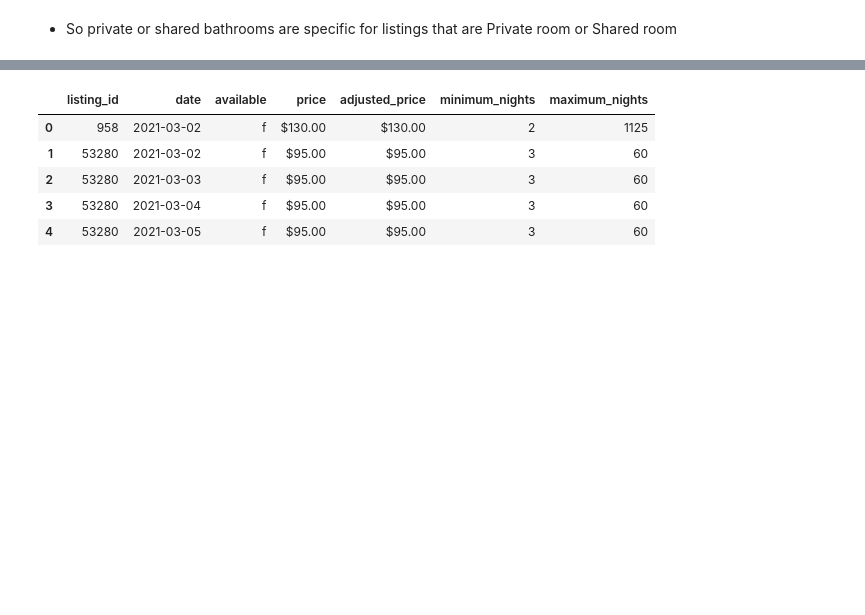
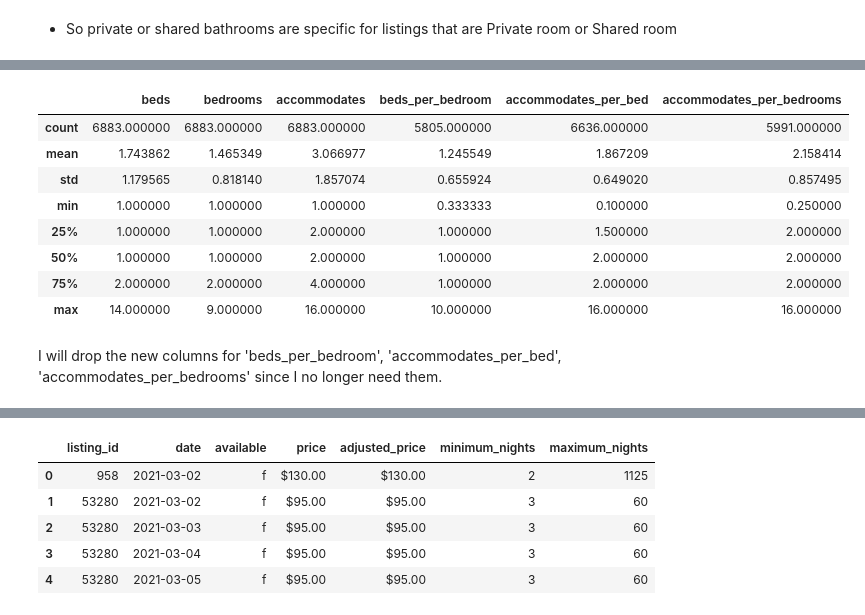
Before and after one commit to yselimd/Airbnb-Price-Prediction, a Jupyter notebook: notebooks/data_wrangling_YavuzDagdas.ipynb, the cells around one changed output, grey strips where cells are left out. Cells and saved outputs as stored; diff of their text form; code cells hidden in the pictures; blank space fills up the shorter version.

```diff
--- a/notebooks/data_wrangling_YavuzDagdas.ipynb
+++ b/notebooks/data_wrangling_YavuzDagdas.ipynb
@@ -219,0 +352,6 @@ memory usage: 3.0+ MB
+# %%
+listings_detail['bedrooms'].where(listings_detail['bedrooms'].notnull(),round(listings_detail['accommodates']/2),inplace=True)
+listings_detail['beds'].where(listings_detail['beds'].notnull(),round(listings_detail['accommodates']/2),inplace=True)
+# if accommodates has 1 then round(accommodates/2) becomes 0. To overcome that I replace 0s with 1.
+listings_detail['bedrooms'] = listings_detail['bedrooms'].replace(0,1)
+listings_detail['beds'] = listings_detail['beds'].replace(0,1)
@@ -219,0 +378,14 @@ memory usage: 3.0+ MB
+# %%
+listings_detail[['id','beds','bedrooms','accommodates','beds_per_bedroom','accommodates_per_bed','accommodates_per_bedrooms']].describe()
+# %% [output]
+|  | beds | bedrooms | accommodates | beds_per_bedroom | accommodates_per_bed | accommodates_per_bedrooms |
+| count | 6883.000000 | 6883.000000 | 6883.000000 | 5805.000000 | 6636.000000 | 5991.000000 |
+| mean | 1.743862 | 1.465349 | 3.066977 | 1.245549 | 1.867209 | 2.158414 |
+| std | 1.179565 | 0.818140 | 1.857074 | 0.655924 | 0.649020 | 0.857495 |
+| min | 1.000000 | 1.000000 | 1.000000 | 0.333333 | 0.100000 | 0.250000 |
+| 25% | 1.000000 | 1.000000 | 2.000000 | 1.000000 | 1.500000 | 2.000000 |
+| 50% | 1.000000 | 1.000000 | 2.000000 | 1.000000 | 2.000000 | 2.000000 |
+| 75% | 2.000000 | 2.000000 | 4.000000 | 1.000000 | 2.000000 | 2.000000 |
+| max | 14.000000 | 9.000000 | 16.000000 | 10.000000 | 16.000000 | 16.000000 |
+# %% [markdown]
+I will drop the new columns for 'beds_per_bedroom', 'accommodates_per_bed', 'accommodates_per_bedrooms' since I no longer need them.
```
Also changed, not shown: parts of 29 cells of this notebook, 2 other files.
